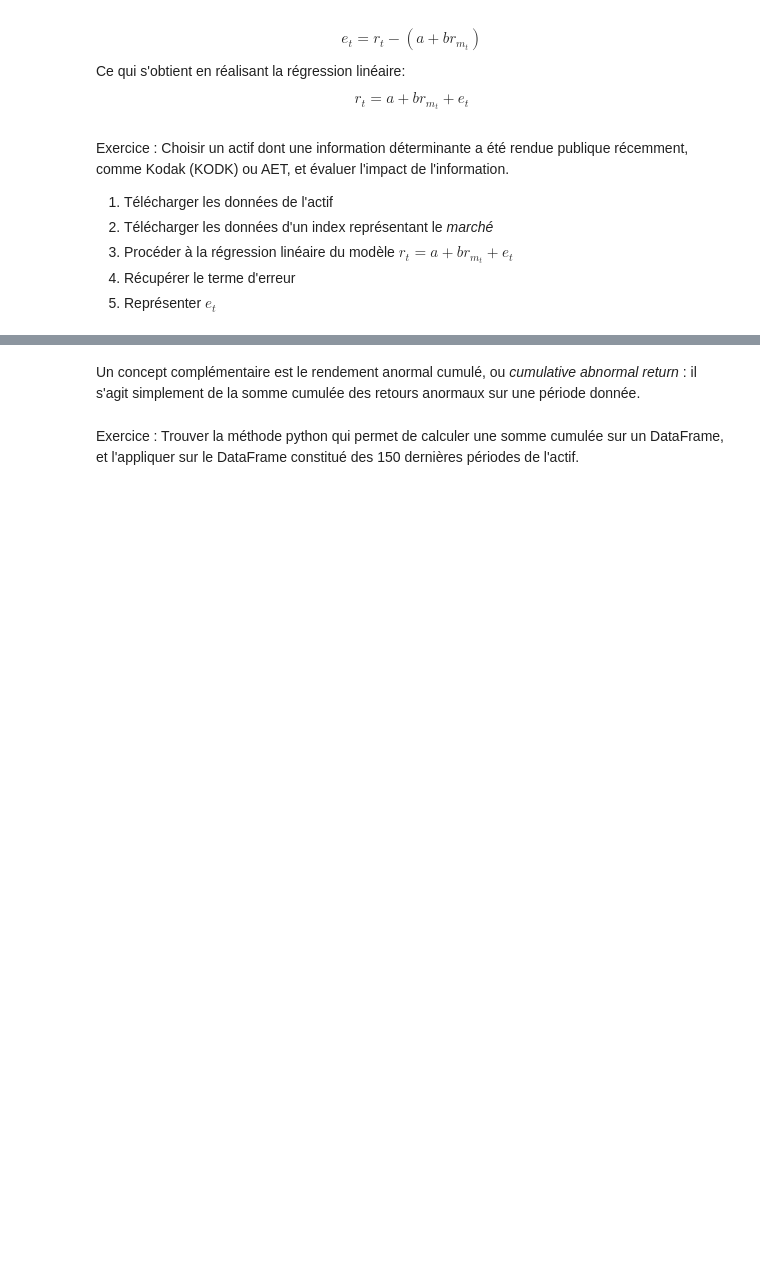
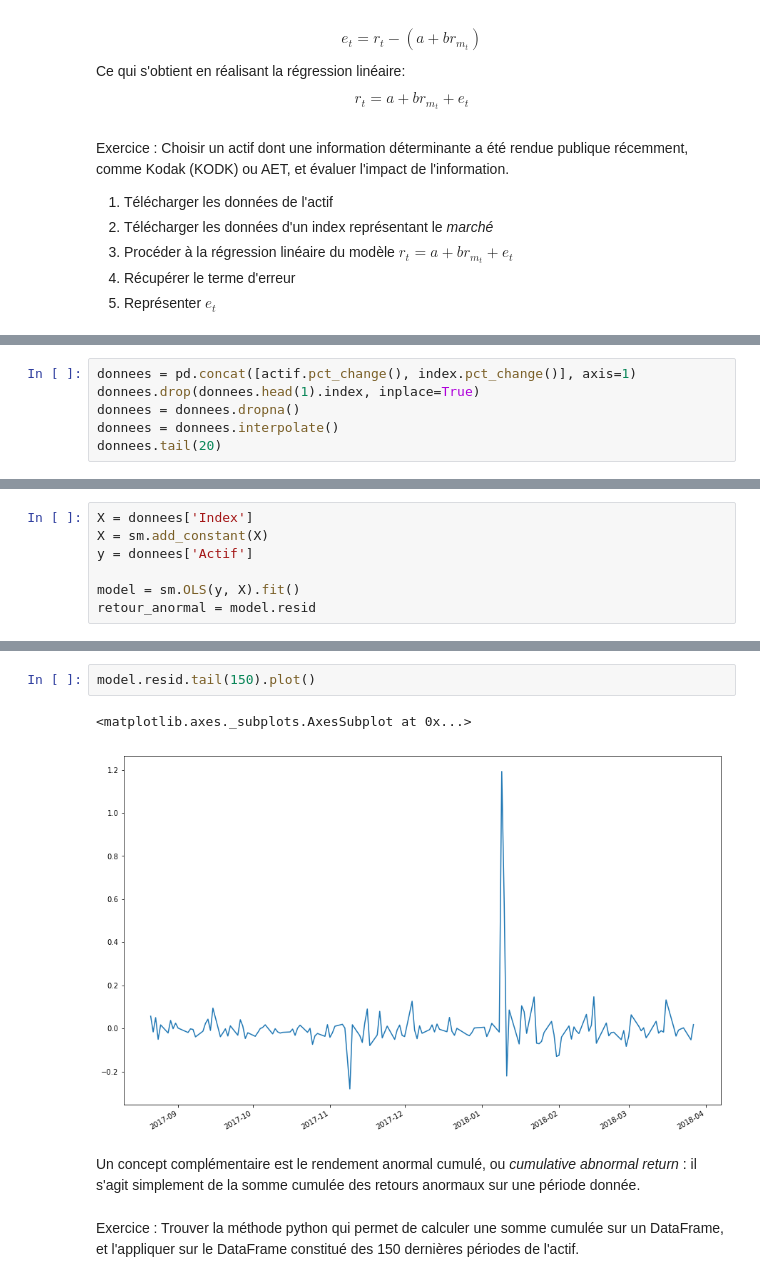
Before and after one commit to nicolasmauhe/theorie_financiere, a Jupyter notebook: Partie_4.ipynb, the cells around one changed output, grey strips where cells are left out. Saved outputs shown, nothing was run; the diff lists cells and outputs as text; blank space fills up the shorter version.

```diff
--- a/Partie_4.ipynb
+++ b/Partie_4.ipynb
@@ -99,0 +128,6 @@ Exercice : Choisir un actif dont une information déterminante a été rendue pu
+# %%
+donnees = pd.concat([actif.pct_change(), index.pct_change()], axis=1)
+donnees.drop(donnees.head(1).index, inplace=True)
+donnees = donnees.dropna()
+donnees = donnees.interpolate()
+donnees.tail(20)
@@ -99,0 +152,7 @@ Exercice : Choisir un actif dont une information déterminante a été rendue pu
+# %%
+X = donnees['Index']
+X = sm.add_constant(X)
+y = donnees['Actif']
+
+model = sm.OLS(y, X).fit()
+retour_anormal = model.resid
@@ -100,3 +179,8 @@ Exercice : Choisir un actif dont une information déterminante a été rendue pu
+# %%
+model.resid.tail(150).plot()
+# %% [output]
+<matplotlib.axes._subplots.AxesSubplot at 0x...>
+[figure, added]
 # %% [markdown]
 Un concept complémentaire est le rendement anormal cumulé, ou *cumulative abnormal return* : il s'agit simplement de la somme cumulée des retours anormaux sur une période donnée.
 # %% [markdown]
```
Also changed, not shown: parts of 9 cells of this notebook.
